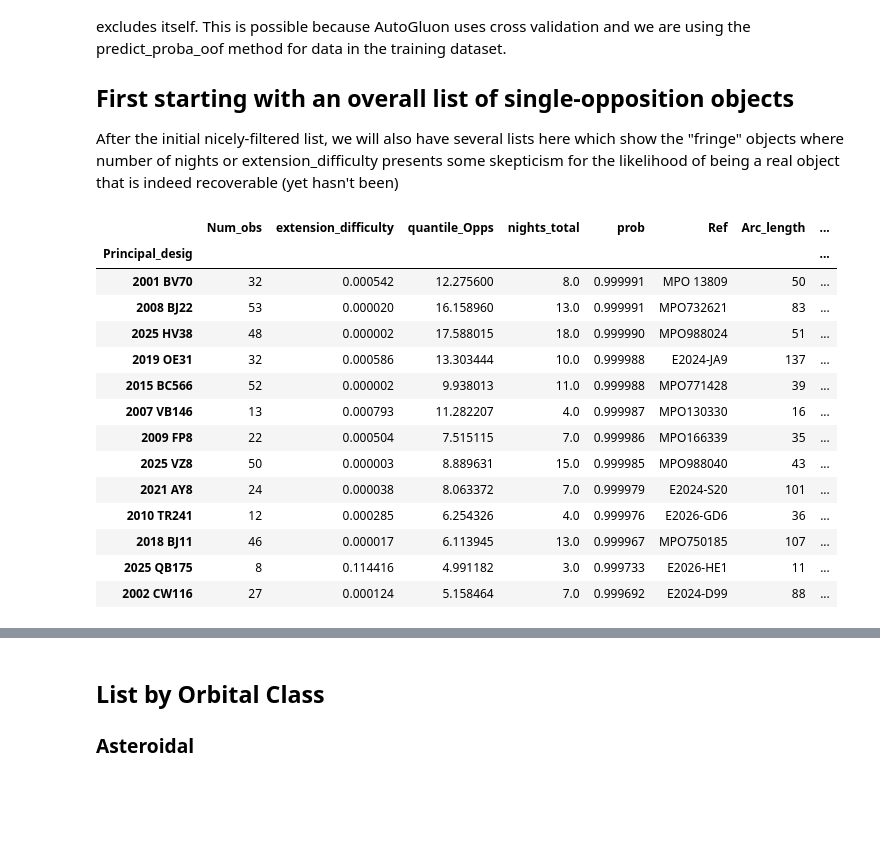
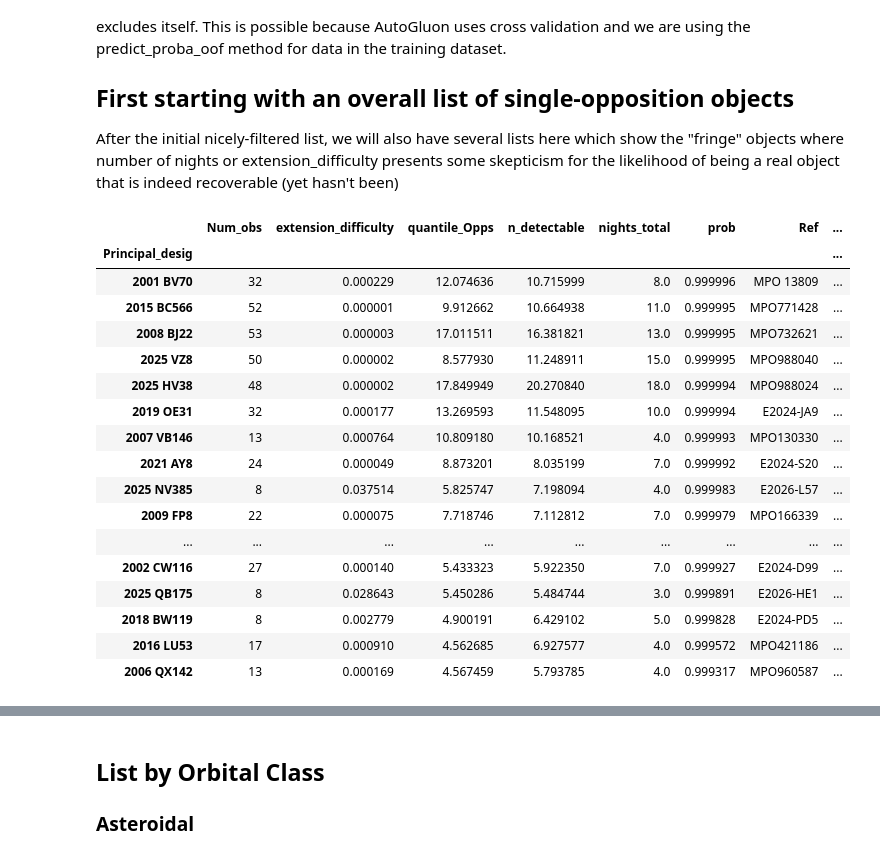
Before and after one commit to petervanwylen/ActivitySCOPE, a Jupyter notebook: More Complicated Workbook - including paper-specific items.ipynb, the cells around one changed output, grey strips where cells are left out. Cells and saved outputs as stored; diff of their text form; code cells hidden in the pictures; blank space fills up the shorter version.

```diff
--- a/More Complicated Workbook - including paper-specific items.ipynb
+++ b/More Complicated Workbook - including paper-specific items.ipynb
@@ -182,10 +199,10 @@ There are two models: Poisson regression followed by binary classification where
 
 # 'vis_inc' pulled out 'vis_flux', and 'opp_bright_count', too
 
-mlcols = ['H', 'Node', 'a', 'i', 'vis_mid',
-       'Perihelion_direction_x_e', 'Perihelion_direction_y_e',
-       'vis_orbit_mag_multi', 'dec_flux_weighted', 'vis_opp_mean', 'e', 'vis_q', 'vis_timeavg',
-       'spatial_discoverability_fraction',
+mlcols = ['H', 'Node', 'a', 'i', 'vis_q',
+          'Perihelion_direction_x_e', 'Perihelion_direction_y_e',
+          'days_since_last_opp',
+          'n_detectable', 'n_detectable_var', 'years_since_first_detectable', 'days_since_last_detectable',
        'Is_Past_Threshold']
 
 # mlcols = ['H', 'Node', 'a', 'vis_flux', 'vis_inc',
@@ -783,35 +963,38 @@ After the initial nicely-filtered list, we will also have several lists here whi
 # %%
 # Overall Single-Opposition List, broken out further below by orbital class
 # You should still pay attention to extension_difficulty as anything above 0.01 means there are
 # mitigating factors that make it more likely to be very difficult to recover in the ITF and/or a mislinkage
 extension_difficulty_threshold = 0.15
 
-cols_to_show = ["Num_obs", "extension_difficulty", "quantile_Opps", "nights_total", "prob", "Ref","Arc_length","U","a","e","i","H","q","Q","TJ","rms", "exp_Num_opps" ]
+cols_to_show = ["Num_obs", "extension_difficulty", "quantile_Opps", "n_detectable", "nights_total", "prob", "Ref","Arc_length","U","a","e","i","H","q","Q","TJ","rms", "exp_Num_opps" ]
 tempout = final[(final["Arc_length"]>7)
       &(final["Num_opps"]==1)
       &(final["Num_obs"]>7)
       &(final["prob"]>0.9993)
       &(final["a"]>1.1)
       &((final["extension_difficulty"].between(0,extension_difficulty_threshold))|(final["nights_total"].isna()))
       &(final["Orbital_period"]<20)]
 tempout = tempout[cols_to_show]
 tempout.sort_values("prob", ascending=False).head(30)
 # %% [output]
-|  | Num_obs | extension_difficulty | quantile_Opps | nights_total | prob | Ref | Arc_length | ... |
+|  | Num_obs | extension_difficulty | quantile_Opps | n_detectable | nights_total | prob | Ref | ... |
 | Principal_desig |  |  |  |  |  |  |  | ... |
-| 2001 BV70 | 32 | 0.000542 | 12.275600 | 8.0 | 0.999991 | MPO 13809 | 50 | ... |
-| 2008 BJ22 | 53 | 0.000020 | 16.158960 | 13.0 | 0.999991 | MPO732621 | 83 | ... |
-| 2025 HV38 | 48 | 0.000002 | 17.588015 | 18.0 | 0.999990 | MPO988024 | 51 | ... |
-| 2019 OE31 | 32 | 0.000586 | 13.303444 | 10.0 | 0.999988 | E2024-JA9 | 137 | ... |
-| 2015 BC566 | 52 | 0.000002 | 9.938013 | 11.0 | 0.999988 | MPO771428 | 39 | ... |
-| 2007 VB146 | 13 | 0.000793 | 11.282207 | 4.0 | 0.999987 | MPO130330 | 16 | ... |
-| 2009 FP8 | 22 | 0.000504 | 7.515115 | 7.0 | 0.999986 | MPO166339 | 35 | ... |
-| 2025 VZ8 | 50 | 0.000003 | 8.889631 | 15.0 | 0.999985 | MPO988040 | 43 | ... |
-| 2021 AY8 | 24 | 0.000038 | 8.063372 | 7.0 | 0.999979 | E2024-S20 | 101 | ... |
-| 2010 TR241 | 12 | 0.000285 | 6.254326 | 4.0 | 0.999976 | E2026-GD6 | 36 | ... |
-| 2018 BJ11 | 46 | 0.000017 | 6.113945 | 13.0 | 0.999967 | MPO750185 | 107 | ... |
-| 2025 QB175 | 8 | 0.114416 | 4.991182 | 3.0 | 0.999733 | E2026-HE1 | 11 | ... |
-| 2002 CW116 | 27 | 0.000124 | 5.158464 | 7.0 | 0.999692 | E2024-D99 | 88 | ... |
+| 2001 BV70 | 32 | 0.000229 | 12.074636 | 10.715999 | 8.0 | 0.999996 | MPO 13809 | ... |
+| 2015 BC566 | 52 | 0.000001 | 9.912662 | 10.664938 | 11.0 | 0.999995 | MPO771428 | ... |
+| 2008 BJ22 | 53 | 0.000003 | 17.011511 | 16.381821 | 13.0 | 0.999995 | MPO732621 | ... |
+| 2025 VZ8 | 50 | 0.000002 | 8.577930 | 11.248911 | 15.0 | 0.999995 | MPO988040 | ... |
+| 2025 HV38 | 48 | 0.000002 | 17.849949 | 20.270840 | 18.0 | 0.999994 | MPO988024 | ... |
+| 2019 OE31 | 32 | 0.000177 | 13.269593 | 11.548095 | 10.0 | 0.999994 | E2024-JA9 | ... |
+| 2007 VB146 | 13 | 0.000764 | 10.809180 | 10.168521 | 4.0 | 0.999993 | MPO130330 | ... |
+| 2021 AY8 | 24 | 0.000049 | 8.873201 | 8.035199 | 7.0 | 0.999992 | E2024-S20 | ... |
+| 2025 NV385 | 8 | 0.037514 | 5.825747 | 7.198094 | 4.0 | 0.999983 | E2026-L57 | ... |
+| 2009 FP8 | 22 | 0.000075 | 7.718746 | 7.112812 | 7.0 | 0.999979 | MPO166339 | ... |
+| ... | ... | ... | ... | ... | ... | ... | ... | ... |
+| 2002 CW116 | 27 | 0.000140 | 5.433323 | 5.922350 | 7.0 | 0.999927 | E2024-D99 | ... |
+| 2025 QB175 | 8 | 0.028643 | 5.450286 | 5.484744 | 3.0 | 0.999891 | E2026-HE1 | ... |
+| 2018 BW119 | 8 | 0.002779 | 4.900191 | 6.429102 | 5.0 | 0.999828 | E2024-PD5 | ... |
+| 2016 LU53 | 17 | 0.000910 | 4.562685 | 6.927577 | 4.0 | 0.999572 | MPO421186 | ... |
+| 2006 QX142 | 13 | 0.000169 | 4.567459 | 5.793785 | 4.0 | 0.999317 | MPO960587 | ... |
 # %%
 # Sort by DeltaQ instead of prob
 extension_difficulty_threshold = 0.002000
```
Also changed, not shown: parts of 52 cells of this notebook, 4 other files.
